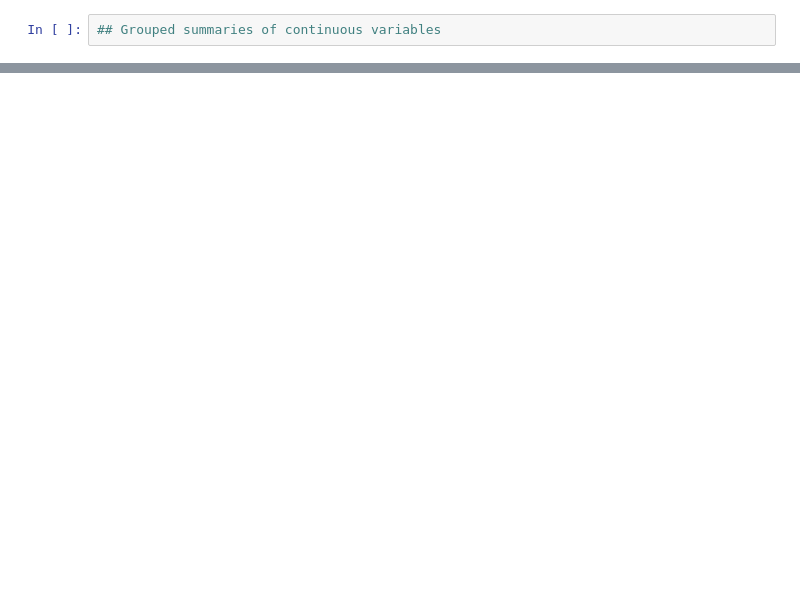
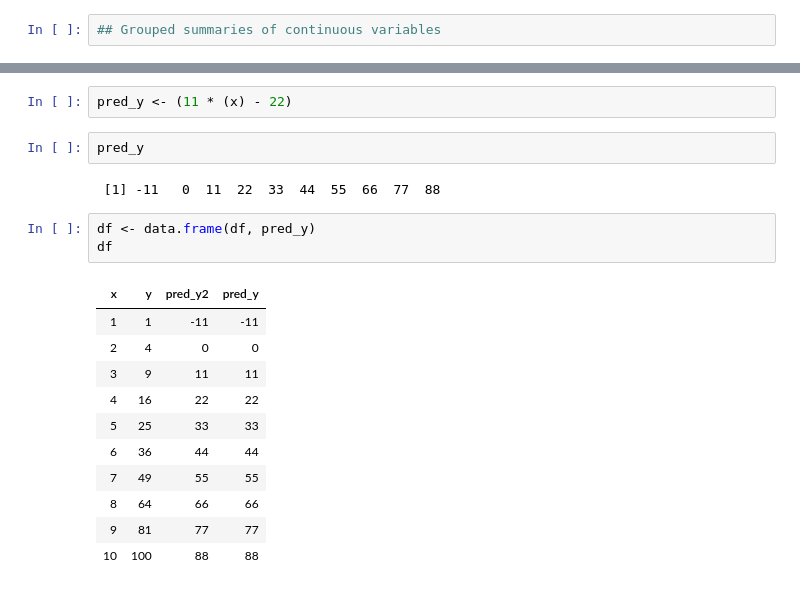
Before and after one commit to etorpy/R_and_Python_Resources, a Jupyter notebook: R Programming for SPSS Users.ipynb, the cells around one changed output, grey strips where cells are left out. Cells and saved outputs as stored; diff of their text form; blank space fills up the shorter version.

```diff
--- a/R Programming for SPSS Users.ipynb
+++ b/R Programming for SPSS Users.ipynb
@@ -282,0 +435,21 @@ df
+# %%
+pred_y <- (11 * (x) - 22)
+# %%
+pred_y
+# %% [output]
+ [1] -11   0  11  22  33  44  55  66  77  88
+# %%
+df <- data.frame(df, pred_y)
+df
+# %% [output]
+| x | y | pred_y2 | pred_y |
+| 1 | 1 | -11 | -11 |
+| 2 | 4 | 0 | 0 |
+| 3 | 9 | 11 | 11 |
+| 4 | 16 | 22 | 22 |
+| 5 | 25 | 33 | 33 |
+| 6 | 36 | 44 | 44 |
+| 7 | 49 | 55 | 55 |
+| 8 | 64 | 66 | 66 |
+| 9 | 81 | 77 | 77 |
+| 10 | 100 | 88 | 88 |
```
Also changed, not shown: parts of 24 cells of this notebook.
